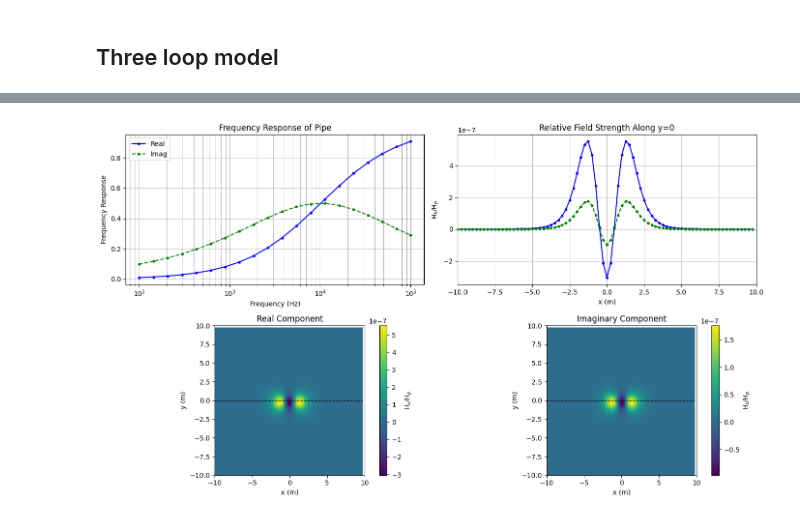
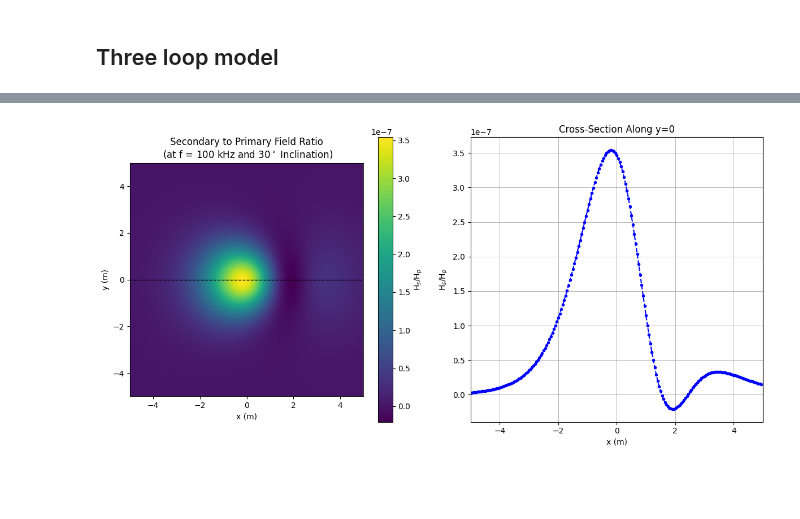
Before and after one commit to matthewhasman/Geophysical-Electromagnetic-Scanner, a Jupyter notebook: UXO_simulation/create_visuals.ipynb, the cells around one changed output, grey strips where cells are left out. Saved outputs shown, nothing was run; the diff lists cells and outputs as text; code cells hidden in the pictures; blank space fills up the shorter version.

Commit message:
created visuals

```diff
--- a/UXO_simulation/create_visuals.ipynb
+++ b/UXO_simulation/create_visuals.ipynb
@@ -449,98 +442,64 @@ if __name__ == "__main__":
 # %%
 f = np.logspace(2,5,20)
+dx = 0.05
+xmin = -5
+xmax = 5
 
 response, f_factor = fem_pipe(
     sigma=1.0e4,
     mu=4*np.pi*10**(-7),
-    xc=0.0,
+    xc=-1.0,
     yc=0.0,
-    zc=2.0,
-    dincl=0.0,
+    zc=3.0,
+    dincl=30.0,
     ddecl=90.0,
     dipole_dist=1.0,
     sensor_ht=0.05,
     f=f,
-    xmin=-10.0,
-    xmax=10.0,
-    dx=0.25,
+    xmin=xmin,
+    xmax=xmax,
+    dx=dx,
     N_loops=100,
-    length=1,
-    rad=0.05,
+    length=1.5,
+    rad=0.5,
 )
 
-xp = np.arange(-10, 10, 0.25)
-yp = np.arange(-10, 10, 0.25)
+xp = np.arange(xmin, xmax, dx)
+yp = np.arange(xmin, xmax, dx)
 real_response = np.real(response[:, :, -1])
 imag_response = np.imag(response[:, :, -1])
 
-fig, ax = plt.subplots(2, 2, figsize=(14, 8))
-
-ax[0][0].semilogx(f, np.real(f_factor), ".-b")
-ax[0][0].semilogx(f, np.imag(f_factor), ".--g")
-# ax[0][0].plot([alpha, alpha], [0.0, 1.0], "-k")
-ax[0][0].legend(["Real", "Imag"], loc=2)
-ax[0][0].set_xlabel("Frequency (Hz)")
-ax[0][0].set_ylabel("Frequency Response")
-ax[0][0].set_title("Frequency Response of Pipe")
-ax[0][0].grid(which="major", color="0.6", linestyle="-", linewidth="0.5")
-ax[0][0].grid(which="minor", color="0.6", linestyle="-", linewidth="0.5")
+fig, ax = plt.subplots(1, 2, figsize=(12, 6))
 
 kx = int(np.ceil(xp.size / 2.0))
-ax[0][1].plot(yp[:], real_response[kx, :], ".-b")  # kx
-ax[0][1].plot(yp[:], imag_response[kx, :], ".--g")
+# ax[1].plot(yp[:], real_response[kx, :], ".-b")  # kx
+ax[1].plot(yp[:], imag_response[kx, :], ".--b")
 # ax[0][1].legend(['Real','Imag'],loc=2)
-ax[0][1].set_xlabel("x (m)")
-ax[0][1].set_ylabel("H$_s$/H$_p$")
-ax[0][1].set_title("Relative Field Strength Along y=0")
-ax[0][1].grid(which="major", color="0.6", linestyle="-", linewidth="0.5")
-ax[0][1].grid(which="minor", color="0.6", linestyle="-", linewidth="0.5")
-ax[0][1].set_xlim(np.r_[xmin, xmax])
-
-vminR = real_response.min()
-vmaxR = real_response.max()
-ax[1][0].plot(np.r_[xp.min(), xp.max()], np.zeros(2), "k--", lw=1)
-clb = plt.colorbar(
-    ax[1][0].imshow(
-        real_response,
-        extent=[xp.min(), xp.max(), yp.min(), yp.max()],
-        vmin=vminR,
-        vmax=vmaxR,
-    ),
-    ax=ax[1][0],
-)
-ax[1][0].set_xlim(np.r_[xmin, xmax])
-ax[1][0].set_ylim(np.r_[xmin, xmax])
-ax[1][0].set_xlabel("x (m)")
-ax[1][0].set_ylabel("y (m)")
-ax[1][0].set_title("Real Component")
-# ax[1][0].colorbar()
-clb.set_label("H$_s$/H$_p$")
-
-# if showDataPts:
-#     XP, YP = np.meshgrid(xp, yp)
-#     ax[1][0].plot(XP, YP, ".", color=[0.2, 0.2, 0.2])
+ax[1].set_xlabel("x (m)")
+ax[1].set_ylabel("H$_s$/H$_p$")
+ax[1].set_title("Cross-Section Along y=0")
+ax[1].grid(which="major", color="0.6", linestyle="-", linewidth="0.5")
+ax[1].grid(which="minor", color="0.6", linestyle="-", linewidth="0.5")
+ax[1].set_xlim(np.r_[xmin, xmax])
 
 vminI = imag_response.min()
 vmaxI = imag_response.max()
-ax[1][1].plot(np.r_[xp.min(), xp.max()], np.zeros(2), "k--", lw=1)
+ax[0].plot(np.r_[xp.min(), xp.max()], np.zeros(2), "k--", lw=1)
 clb = plt.colorbar(
-    ax[1][1].imshow(
+    ax[0].imshow(
         imag_response,
         extent=[xp.min(), xp.max(), yp.min(), yp.max()],
         vmin=vminI,
         vmax=vmaxI,
     ),
-    ax=ax[1][1],
+    ax=ax[0],
 )
-ax[1][1].set_xlim(np.r_[xmin, xmax])
-ax[1][1].set_ylim(np.r_[xmin, xmax])
-ax[1][1].set_xlabel("x (m)")
-ax[1][1].set_ylabel("y (m)")
-ax[1][1].set_title("Imaginary Component")
+ax[0].set_xlim(np.r_[xmin, xmax])
+ax[0].set_ylim(np.r_[xmin, xmax])
+ax[0].set_xlabel("x (m)")
+ax[0].set_ylabel("y (m)")
+ax[0].set_title("Secondary to Primary Field Ratio\n (at f = 100 kHz and 30$^\circ$ Inclination)")
 clb.set_label("H$_s$/H$_p$")
-
-# if showDataPts:
-#     ax[1][1].plot(XP, YP, ".", color=[0.2, 0.2, 0.2])
 
 plt.tight_layout()
 plt.show()
@@ -552 +507 @@ plt.show()
-[figure, old version]
+[figure, new version]
```
Also changed, not shown: parts of 3 cells of this notebook.
